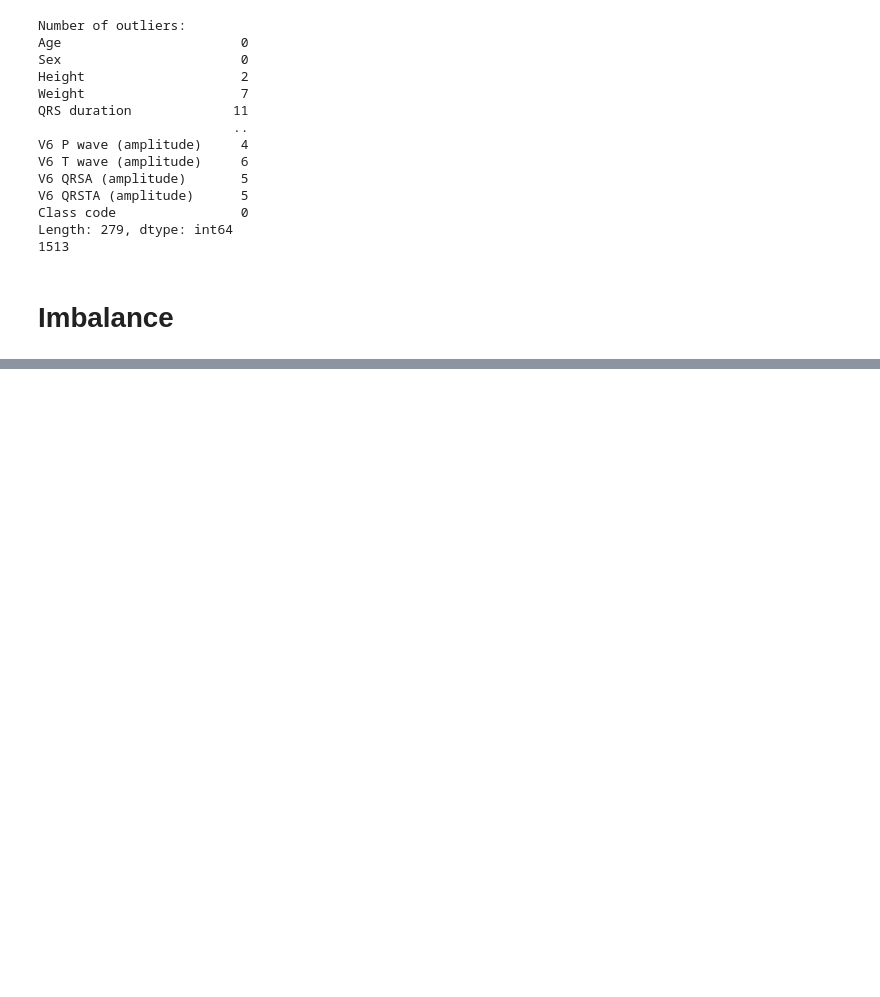
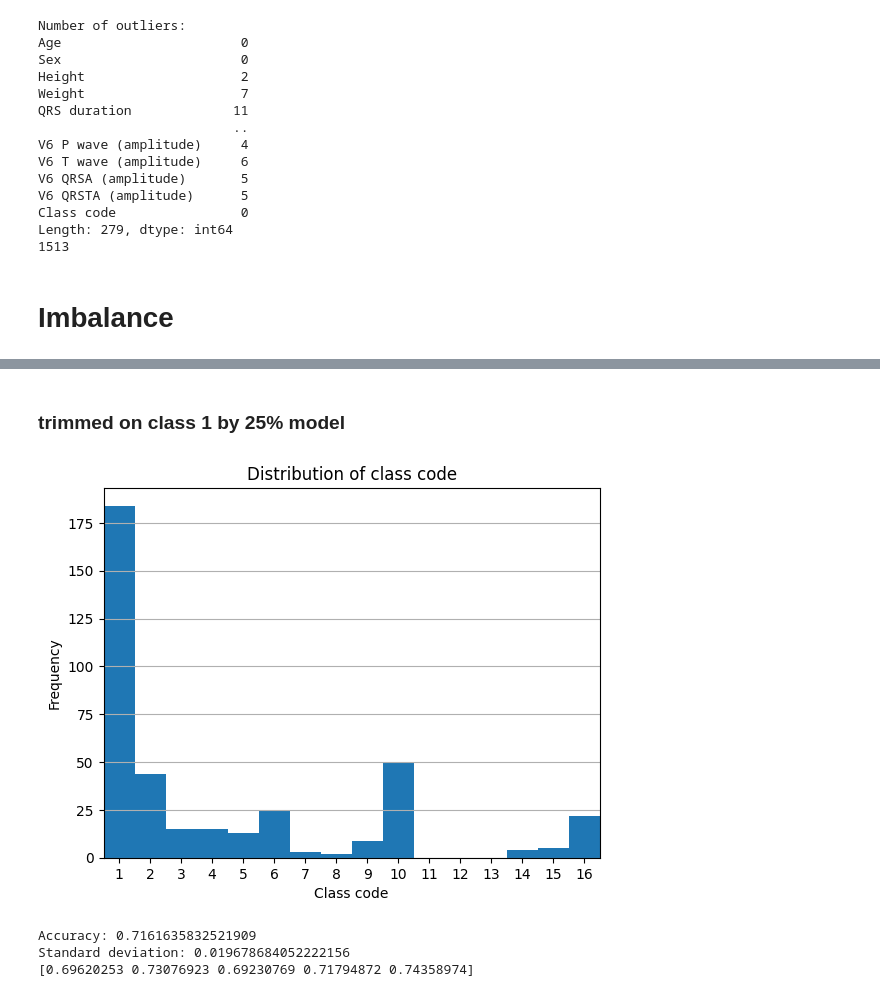
Before and after one commit to IgnacyBerent/AI_1, a Jupyter notebook: lecture/task_1/main.ipynb, the cells around one changed output, grey strips where cells are left out. Drawn from its saved outputs; the diff is of its cells as text; code cells hidden in the pictures; blank space fills up the shorter version.

```diff
--- a/lecture/task_1/main.ipynb
+++ b/lecture/task_1/main.ipynb
@@ -237,0 +277,15 @@ You can try to debug the error by setting error_score='raise'.
+# %% [markdown]
+### trimmed on class 1 by 25% model
+# %%
+# trim data belonging to class 1 by 25%
+df_trimmed2 = df.drop(df[df['Class code'] == 1].sample(frac=0.25).index)
+
+plot_class_distribution(df_trimmed2)
+# %% [output]
+[figure, added]
+# %%
+test_model(df_trimmed2)
+# %% [output]
+Accuracy: 0.7161635832521909
+Standard deviation: 0.019678684052222156
+[0.69620253 0.73076923 0.69230769 0.71794872 0.74358974]
```
Also changed, not shown: parts of 21 cells of this notebook, 1 other file.
